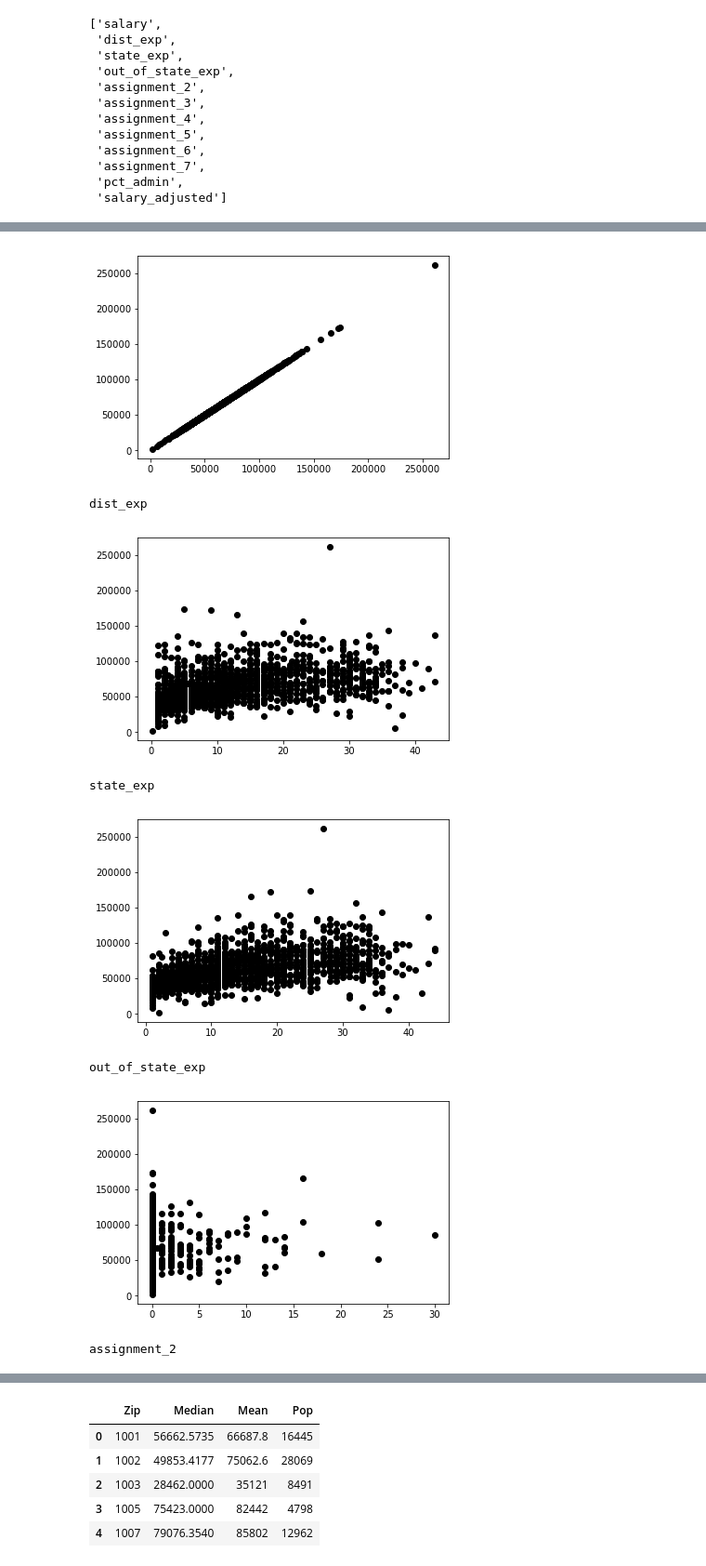
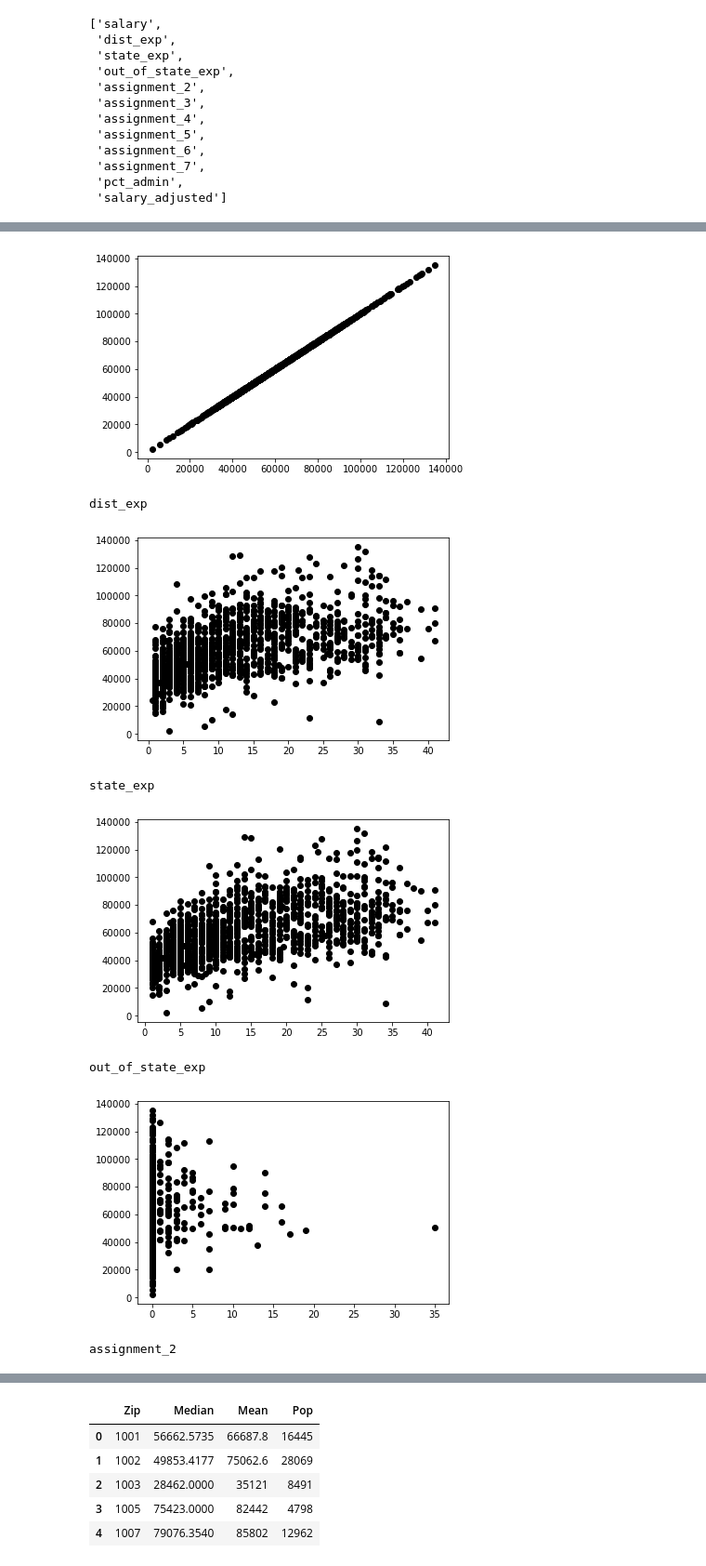
Before and after one commit to obxkid413/DSC-672_Project, a Jupyter notebook: DSC_672_Notebook_Jon.ipynb, the cells around one changed output, grey strips where cells are left out. Shown at 93% size. Cells and saved outputs as stored; diff of their text form; code cells hidden in the pictures.

```diff
--- a/DSC_672_Notebook_Jon.ipynb
+++ b/DSC_672_Notebook_Jon.ipynb
@@ -244,0 +414,3 @@ plt.show()
+# %%
+salaries_teachers=pd.pivot_table(data=master_df, index='teaching', values='salary_adjusted', aggfunc=[np.min, np.max, np.mean, np.std, len, lambda x: x.sem()*1.96])
+salaries_teachers
@@ -366,17 +627,17 @@ race_teacher_experience
 # %%
 race_teacher_experience_pivoted=race_teacher_experience.pivot_table(columns='race_ethnicity_desc')
 race_teacher_experience_pivoted
-matrix=race_teacher_experience_pivoted.corr()
-for col in matrix.columns:
-    matrix[col].values[:] = 0
+#matrix=race_teacher_experience_pivoted.corr()
+#for col in matrix.columns:
+    #matrix[col].values[:] = 0
 
-group1=[i for i in race_teacher_experience_pivoted.columns]
-group2=[t for t in race_teacher_experience_pivoted.columns]
+#group1=[i for i in race_teacher_experience_pivoted.columns]
+#group2=[t for t in race_teacher_experience_pivoted.columns]
 
-for i in group1:
-    for j in group2:
-        pval=ttest(race_teacher_experience, 'race_ethnicity_desc', i, j)
-        matrix.at[i,j]=pval
+#for i in group1:
+    #for j in group2:
+        #pval=ttest(race_teacher_experience, 'race_ethnicity_desc', i, j)
+        #matrix.at[i,j]=pval
 
-matrix
+#matrix
 # %% [output]
@@ -397,0 +652,10 @@ matrix
+# %%
+p_values=[]
+
+for i in race_teacher_experience.race_ethnicity_desc.unique():
+
+    if i!='White, Non-Hispanic':
+        print (i)
+        print ("---------")
+        pval=(ttest(race_teacher_experience, 'race_ethnicity_desc', i, 'White, Non-Hispanic'))
+        p_values.append(pval)
@@ -507,0 +832,10 @@ gender_race
+# %%
+master_df['pos_desc']=master_df['pos_desc'].astype(str)
+master_df['pos_desc']=master_df['pos_desc'].str.strip()
+
+positions=['Elementary Teacher', 'Special Education Teacher', 'High School Teacher', 'Junior High/Middle Teacher',
+          'Kindergarten', 'Prekindergarten']
+
+data=master_df.loc[master_df['pos_desc'].isin(positions)]
+
+data.pos_desc
@@ -525,21 +905,21 @@ vars1
  'salary_adjusted']
 # %%
 #Take a sample of the data to plot.
-sample=master_df.sample(frac=.001)
+sample=data.sample(frac=.001)
 
 for i in vars1:
     print (i)
     x=sample[i]
     y=sample['salary']
     plt.plot(x, y, 'o', color='black')
     plt.show()
 # %% [output]
 salary
-[figure, old version]
+[figure, new version]
 dist_exp
-[figure, old version]
+[figure, new version]
 state_exp
-[figure, old version]
+[figure, new version]
 out_of_state_exp
-[figure, old version]
+[figure, new version]
 assignment_2
```
Also changed, not shown: parts of 91 cells of this notebook.
